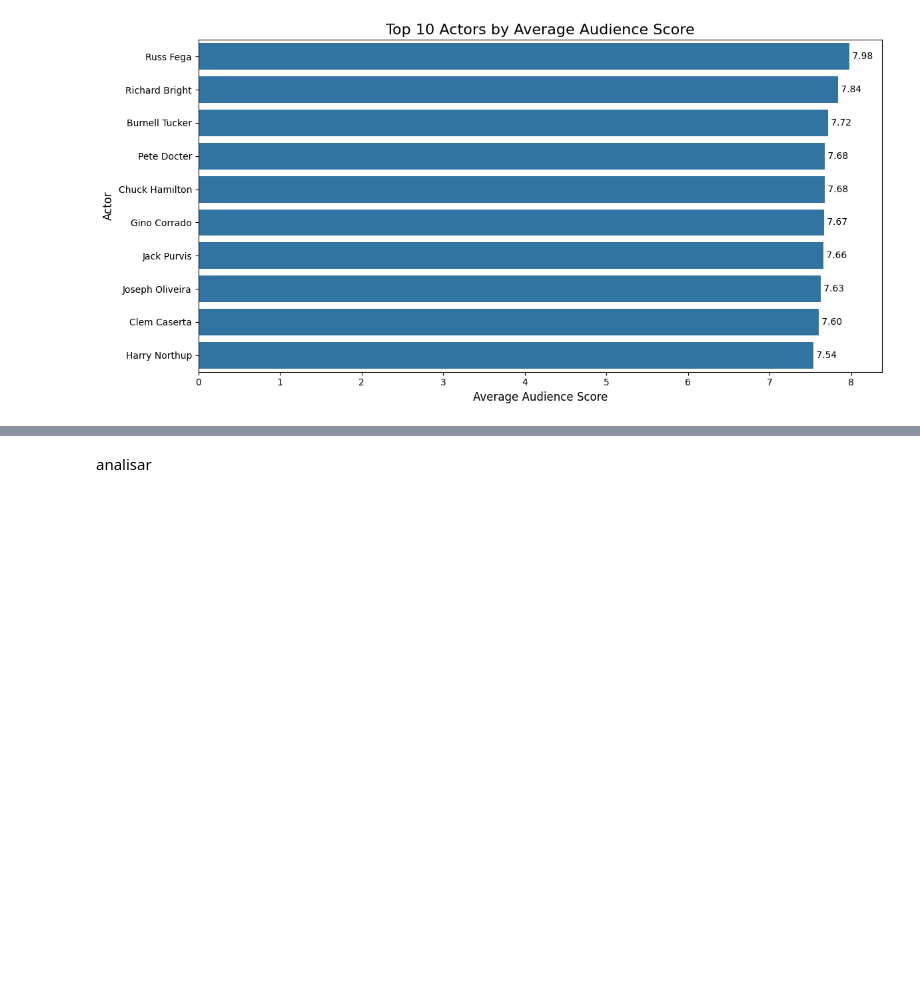
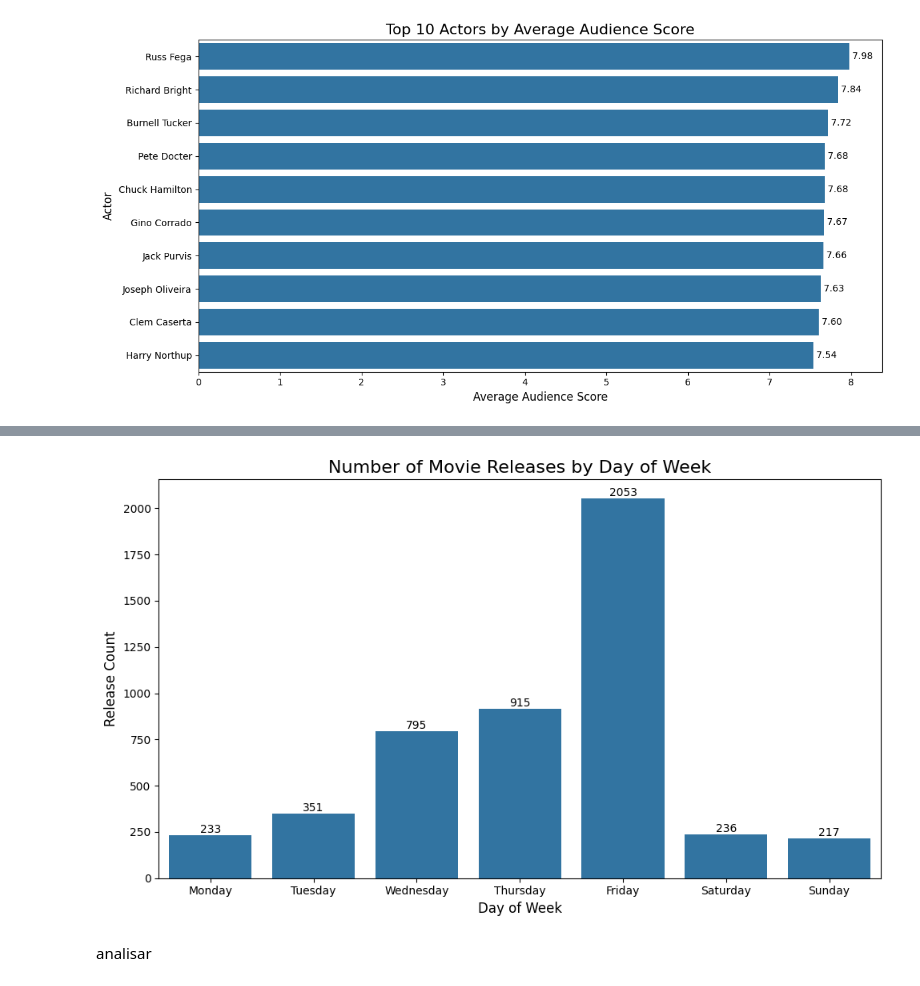
Before and after one commit to CarlotaMarto/Big_Data, a Jupyter notebook: midterm.ipynb, the cells around one changed output, grey strips where cells are left out. Cells and saved outputs as stored; diff of their text form; code cells hidden in the pictures; blank space fills up the shorter version.

```diff
--- a/midterm.ipynb
+++ b/midterm.ipynb
@@ -812,3 +828,24 @@ plt.show()
+# %%
+df_days = pd.read_sql_query(query_5, conn)
+
+day_order = ['Monday', 'Tuesday', 'Wednesday', 'Thursday', 'Friday', 'Saturday', 'Sunday']
+df_days['day_of_week'] = pd.Categorical(df_days['day_of_week'], categories=day_order, ordered=True)
+df_days = df_days.sort_values('day_of_week')
+
+plt.figure(figsize=(10, 6))
+ax = sns.barplot(data=df_days, x='day_of_week', y='release_count')
+
+plt.title('Number of Movie Releases by Day of Week', fontsize=16)
+plt.xlabel('Day of Week', fontsize=12)
+plt.ylabel('Release Count', fontsize=12)
+
+for i, value in enumerate(df_days['release_count']):
+    ax.text(i, value, f'{int(value)}', ha='center', va='bottom')
+
+plt.tight_layout()
+plt.show()
+# %% [output]
+[figure, added]
 # %% [markdown]
 analisar
 # %%
```
Also changed, not shown: parts of 5 cells of this notebook, 1 other file.
